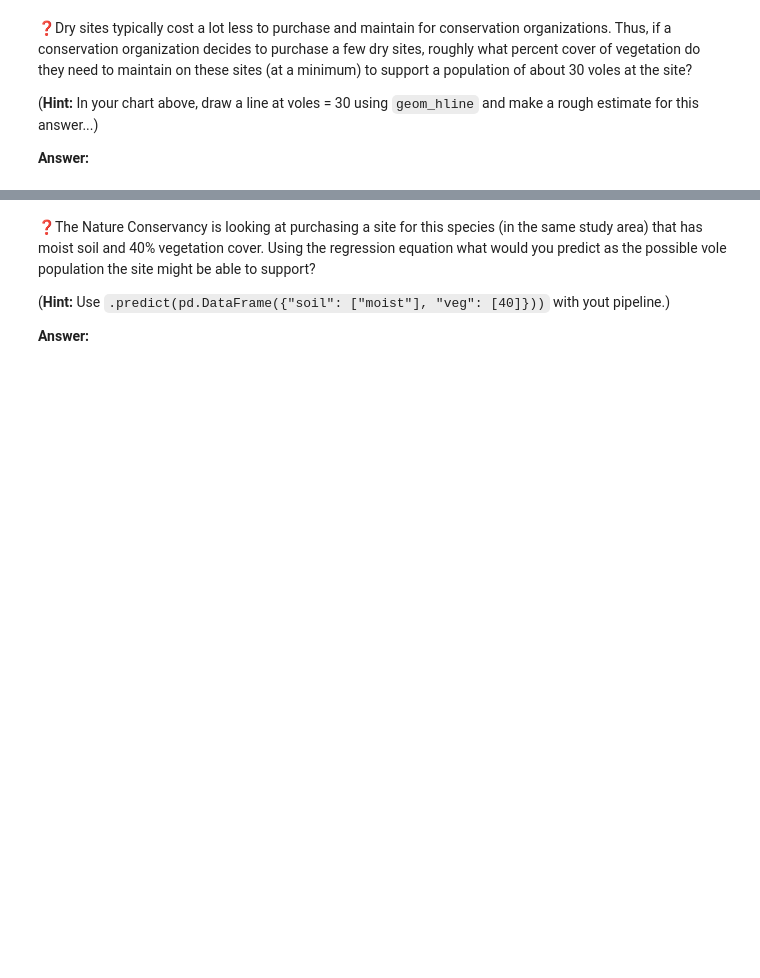
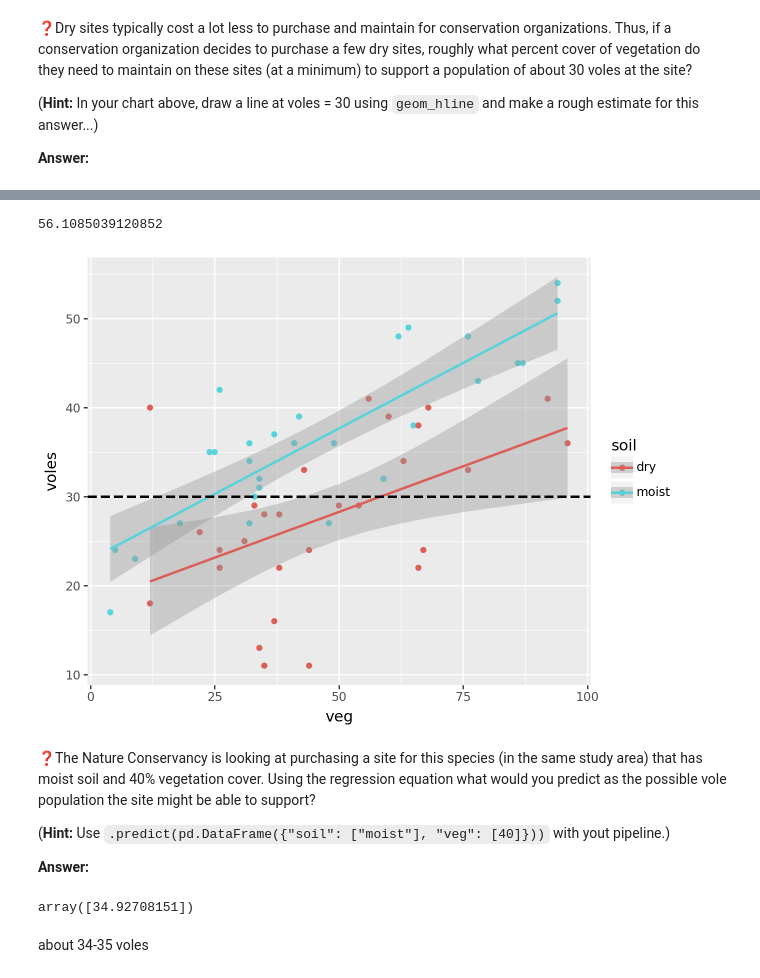
Before and after one commit to UNC-DATA-730/unit-6-assignment-setiadha-unc, a Jupyter notebook: agungsetiadha-assignment6.ipynb, the cells around one changed output, grey strips where cells are left out. Drawn from its saved outputs; the diff is of its cells as text; code cells hidden in the pictures; blank space fills up the shorter version.

```diff
--- a/agungsetiadha-assignment6.ipynb
+++ b/agungsetiadha-assignment6.ipynb
@@ -182,6 +193,28 @@ get_regression_table(pl)
+# %%
+percentCover = (30 - 15.464026) / 0.259069
+percentCover
+# %% [output]
+56.1085039120852
+# %%
+(
+    ggplot(df_voles, aes(x = "veg", y = "voles", color = "soil")) +
+      geom_point() +
+      stat_smooth(method = "lm") +
+      geom_hline(yintercept=30, linetype="dashed", color="black", size=1)  # Add horizontal line at voles = 30
+)
+# %% [output]
+[figure, added]
 # %% [markdown]
 ❓The Nature Conservancy is looking at purchasing a site for this species (in the same study area) that has moist soil and 40% vegetation cover. Using the regression equation what would you predict as the possible vole population the site might be able to support?
 
 (**Hint:** Use `.predict(pd.DataFrame({"soil": ["moist"], "veg": [40]}))` with yout pipeline.)
 
 **Answer:**
+# %%
+predictedVoles = pl.predict(pd.DataFrame({"soil": ["moist"], "veg": [40]}))
+
+(predictedVoles)
+# %% [output]
+array([34.92708151])
+# %% [markdown]
+about 34-35 voles
```
Also changed, not shown: parts of 2 cells of this notebook.
